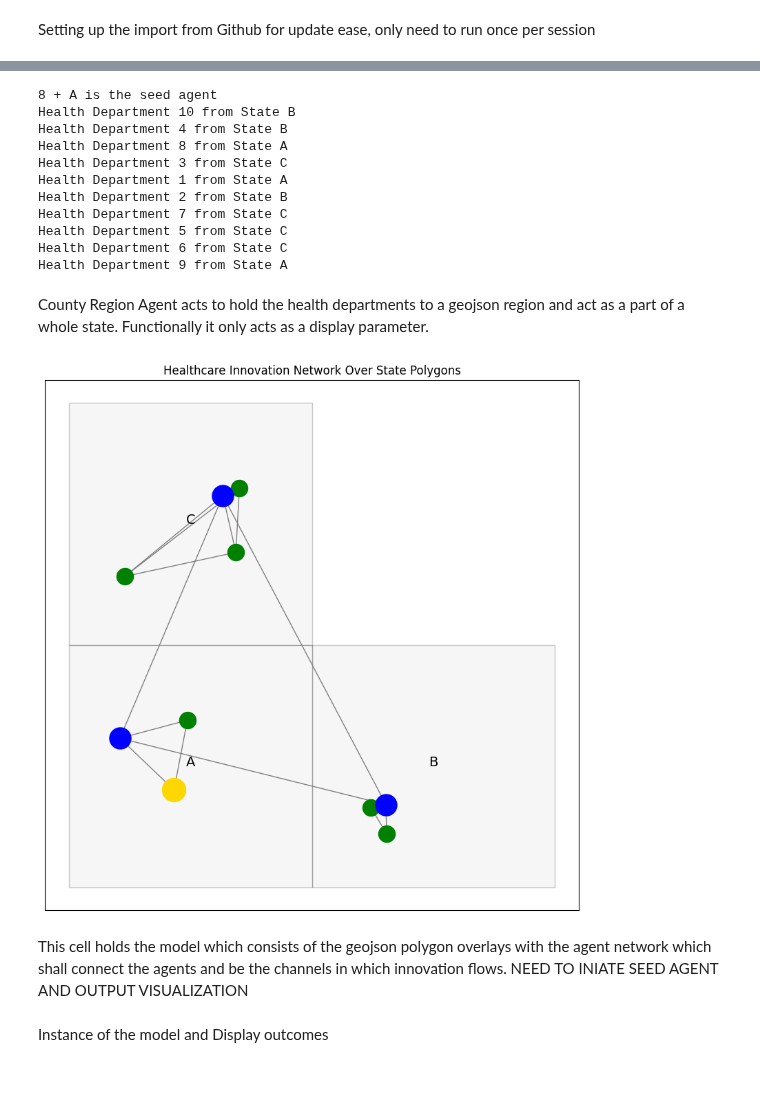
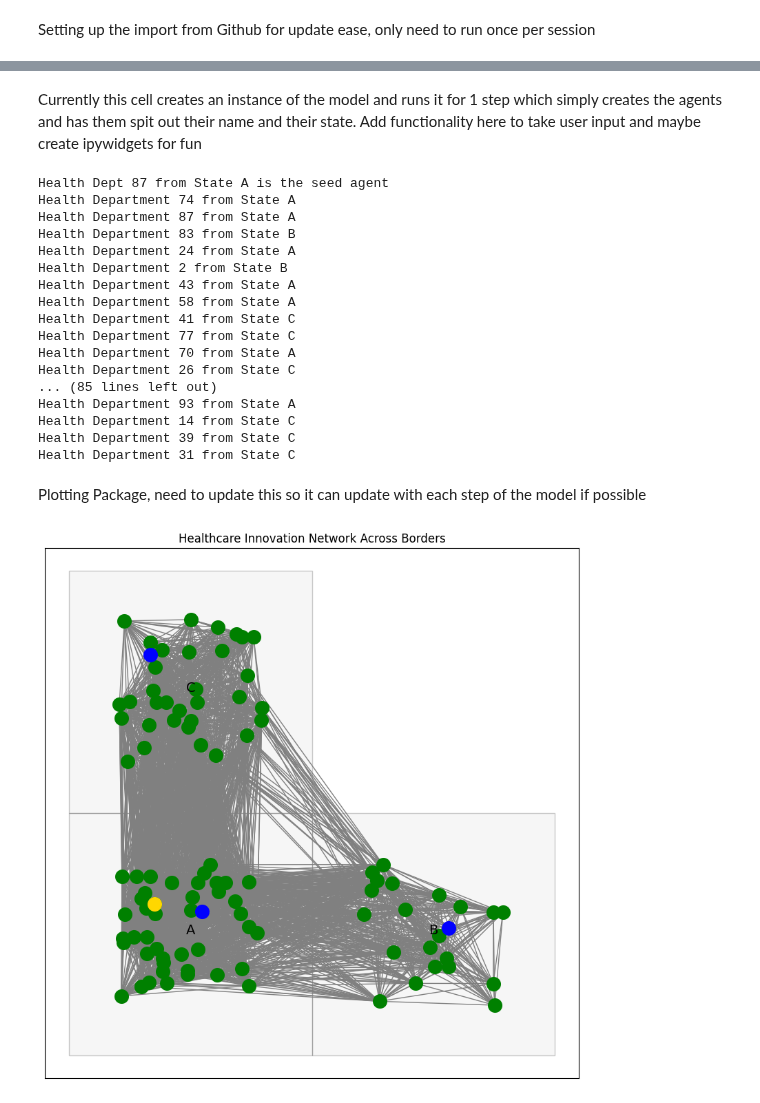
Before and after one commit to Anagh19/Complex-Systems-Project, a Jupyter notebook: CS7065_DOI_Project.ipynb, the cells around one changed output, grey strips where cells are left out. Cells and saved outputs as stored; diff of their text form; code cells hidden in the pictures.

```diff
--- a/CS7065_DOI_Project.ipynb
+++ b/CS7065_DOI_Project.ipynb
@@ -67,11 +72,13 @@ class Health_Agent(FixedAgent):
       model,
       agent_type, # LOCAL or STATE
       state_id,
-      pos, # position i think
+      pos,
+      num_of_connections,
       ):
     super().__init__(model)
     self.agent_type = agent_type
     self.state_id = state_id
+    self.num_of_connections = num_of_connections
     self.pos = pos
 
     self.adopted = False # Inital condition for all agents since the agent is seeded in the model
@@ -188,22 +212,30 @@ class Health_Model(mesa.Model):
     self.agents.shuffle_do("step")
     self.datacollector.collect(self)
+# %% [markdown]
+Currently this cell creates an instance of the model and runs it for 1 step which simply creates the agents and has them spit out their name and their state. Add functionality here to take user input and maybe create ipywidgets for fun
 # %%
-model = Health_Model(num_agents=10, num_of_connections=3, dist_threshold=10, seed_includes_state=False)
+model = Health_Model(num_agents=100, num_of_connections=4, diffusion_mode ="governmt",dist_threshold=10, seed_includes_state=False)
 model.run_for(1)
 # %% [output]
-8 + A is the seed agent
-Health Department 10 from State B
-Health Department 4 from State B
-Health Department 8 from State A
-Health Department 3 from State C
-Health Department 1 from State A
+Health Dept 87 from State A is the seed agent
+Health Department 74 from State A
+Health Department 87 from State A
+Health Department 83 from State B
+Health Department 24 from State A
 Health Department 2 from State B
-Health Department 7 from State C
-Health Department 5 from State C
-Health Department 6 from State C
-Health Department 9 from State A
+Health Department 43 from State A
+Health Department 58 from State A
+Health Department 41 from State C
+Health Department 77 from State C
+Health Department 70 from State A
+Health Department 26 from State C
+... (85 lines left out)
+Health Department 93 from State A
+Health Department 14 from State C
+Health Department 39 from State C
+Health Department 31 from State C
-# %% [markdown]
-County Region Agent acts to hold the health departments to a geojson region and act as a part of a whole state. Functionally it only acts as a display parameter.
+# %% [markdown]
+Plotting Package, need to update this so it can update with each step of the model if possible
 # %%
 import matplotlib.pyplot as plt
 from shapely.geometry import Polygon
@@ -227,39 +259,35 @@ local_nodes = [a.unique_id for a in model.local_agents]
 nx.draw_networkx_nodes(
     model.network,
     positions,
     nodelist=local_nodes,
     node_color='green',
-    node_size=300,
+    node_size=200,
     ax=ax
 )
 
 # Draw state agents
 state_nodes = [a.unique_id for a in model.state_agents]
 nx.draw_networkx_nodes(
     model.network,
     positions,
     nodelist=state_nodes,
     node_color='blue',
-    node_size=500,
+    node_size=200,
     ax=ax
 )
 
 # Draw seed agent
 nx.draw_networkx_nodes(
     model.network,
     positions,
     nodelist=[model.seed_agent.unique_id],
     node_color='gold',
-    node_size=600,
+    node_size=200,
     ax=ax
 )
 
-plt.title("Healthcare Innovation Network Over State Polygons")
+plt.title("Healthcare Innovation Network Across Borders")
 plt.axis("equal")
 plt.show()
 # %% [output]
-[figure, old version]
+[figure, new version]
-# %% [markdown]
-This cell holds the model which consists of the geojson polygon overlays with the agent network which shall connect the agents and be the channels in which innovation flows. NEED TO INIATE SEED AGENT AND OUTPUT VISUALIZATION
-# %% [markdown]
-Instance of the model and Display outcomes
```
Also changed, not shown: parts of 6 cells of this notebook.
